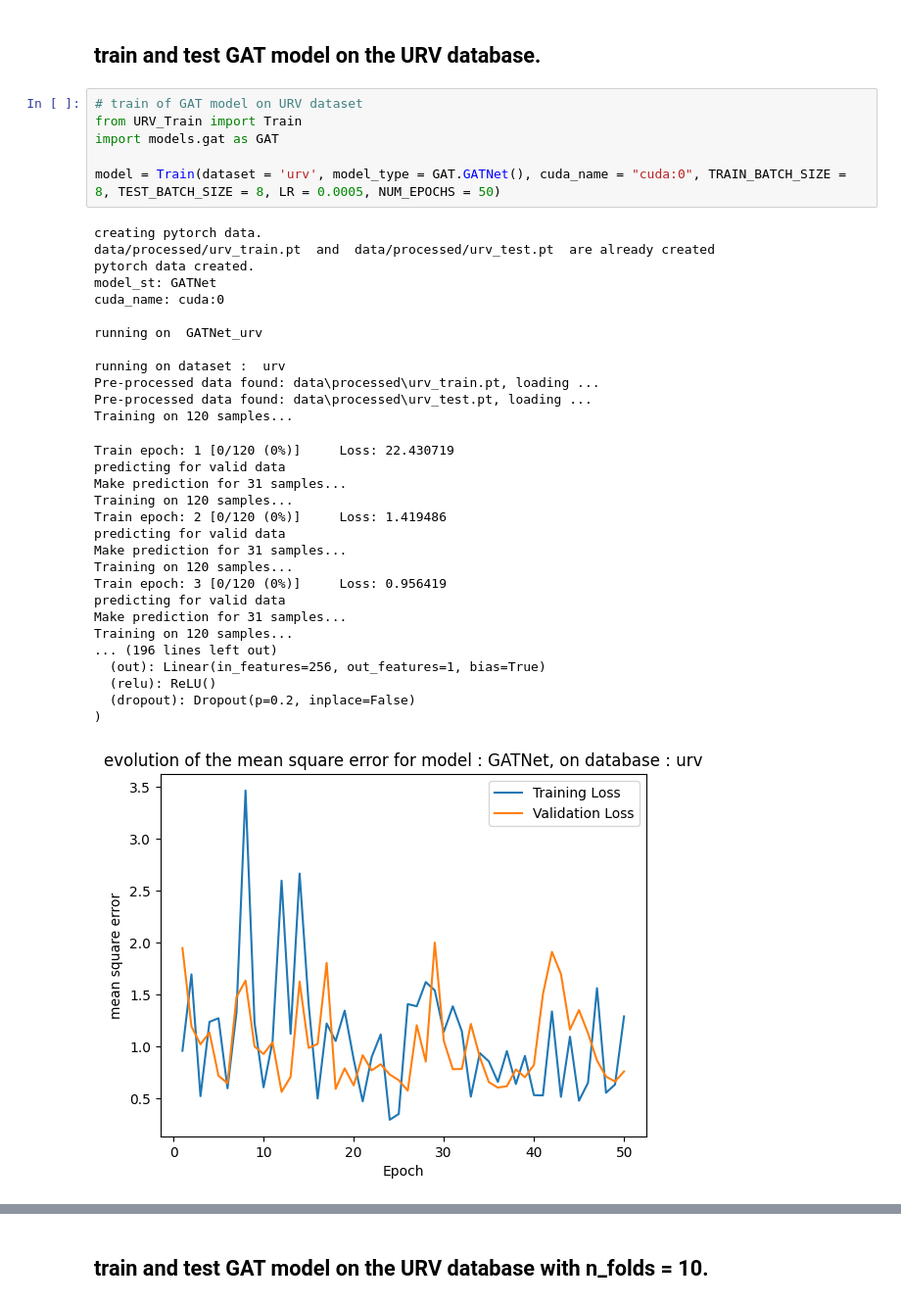
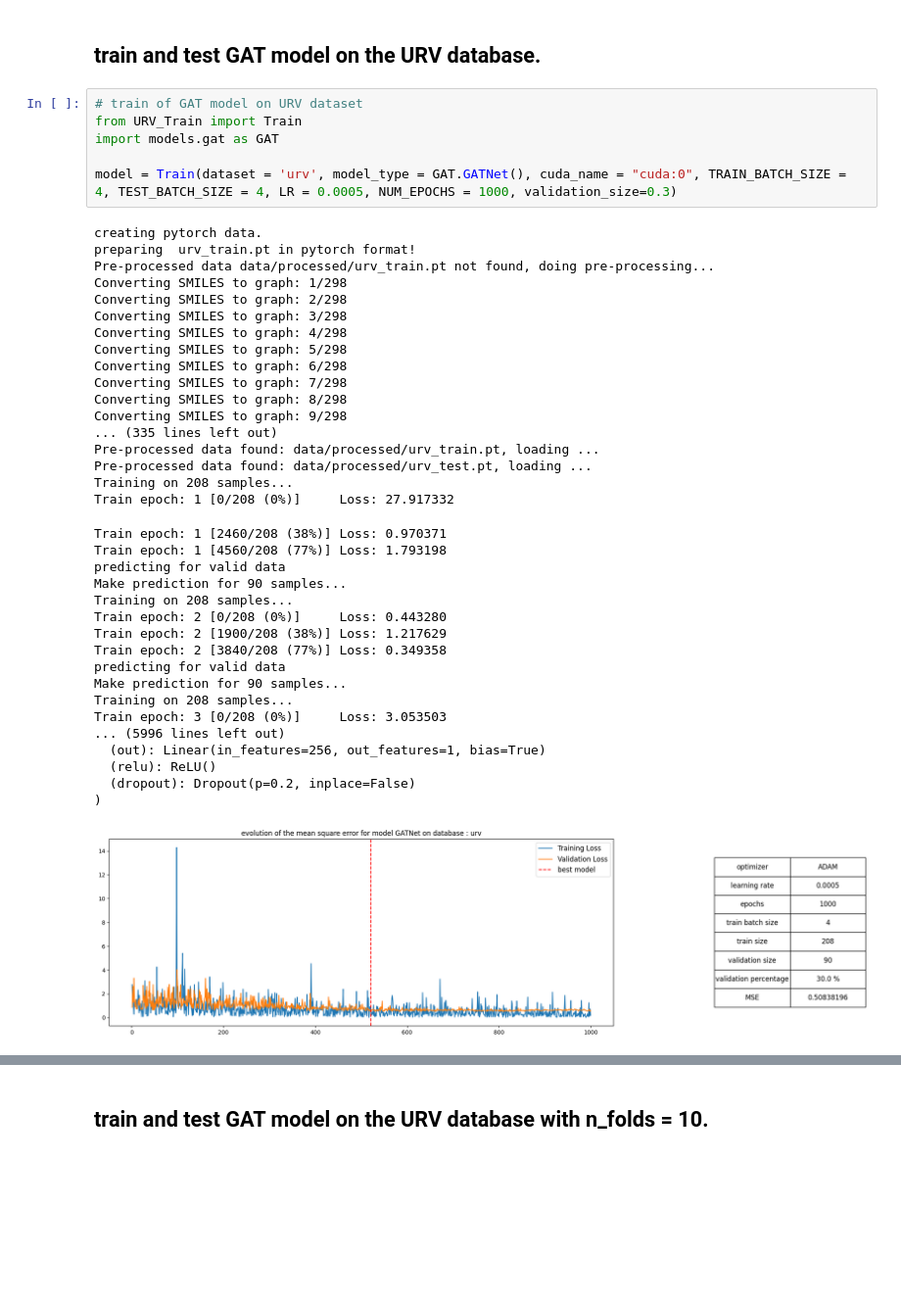
Before and after one commit to YoussefEzz/GraphDTA_forked, a Jupyter notebook: test_GAT_URV.ipynb, the cells around one changed output, grey strips where cells are left out. Shown at 98% size. Cells and saved outputs as stored; diff of their text form; blank space fills up the shorter version.

```diff
--- a/test_GAT_URV.ipynb
+++ b/test_GAT_URV.ipynb
@@ -3,40 +3,45 @@
 # %%
 # train of GAT model on URV dataset
 from URV_Train import Train
 import models.gat as GAT
 
-model = Train(dataset = 'urv', model_type = GAT.GATNet(), cuda_name = "cuda:0", TRAIN_BATCH_SIZE = 8, TEST_BATCH_SIZE = 8, LR = 0.0005, NUM_EPOCHS = 50)
+model = Train(dataset = 'urv', model_type = GAT.GATNet(), cuda_name = "cuda:0", TRAIN_BATCH_SIZE = 4, TEST_BATCH_SIZE = 4, LR = 0.0005, NUM_EPOCHS = 1000, validation_size=0.3)
 # %% [output]
 creating pytorch data.
-data/processed/urv_train.pt  and  data/processed/urv_test.pt  are already created
-pytorch data created.
-model_st: GATNet
-cuda_name: cuda:0
-
-running on  GATNet_urv
-
-running on dataset :  urv
-Pre-processed data found: data\processed\urv_train.pt, loading ...
-Pre-processed data found: data\processed\urv_test.pt, loading ...
-Training on 120 samples...
+preparing  urv_train.pt in pytorch format!
+Pre-processed data data/processed/urv_train.pt not found, doing pre-processing...
+Converting SMILES to graph: 1/298
+Converting SMILES to graph: 2/298
+Converting SMILES to graph: 3/298
+Converting SMILES to graph: 4/298
+Converting SMILES to graph: 5/298
+Converting SMILES to graph: 6/298
+Converting SMILES to graph: 7/298
+Converting SMILES to graph: 8/298
+Converting SMILES to graph: 9/298
+... (335 lines left out)
+Pre-processed data found: data/processed/urv_train.pt, loading ...
+Pre-processed data found: data/processed/urv_test.pt, loading ...
+Training on 208 samples...
+Train epoch: 1 [0/208 (0%)]     Loss: 27.917332
-Train epoch: 1 [0/120 (0%)]     Loss: 22.430719
+Train epoch: 1 [2460/208 (38%)] Loss: 0.970371
+Train epoch: 1 [4560/208 (77%)] Loss: 1.793198
 predicting for valid data
-Make prediction for 31 samples...
-Training on 120 samples...
-Train epoch: 2 [0/120 (0%)]     Loss: 1.419486
+Make prediction for 90 samples...
+Training on 208 samples...
+Train epoch: 2 [0/208 (0%)]     Loss: 0.443280
+Train epoch: 2 [1900/208 (38%)] Loss: 1.217629
+Train epoch: 2 [3840/208 (77%)] Loss: 0.349358
 predicting for valid data
-Make prediction for 31 samples...
-Training on 120 samples...
-Train epoch: 3 [0/120 (0%)]     Loss: 0.956419
-predicting for valid data
-Make prediction for 31 samples...
-Training on 120 samples...
-... (196 lines left out)
+Make prediction for 90 samples...
+Training on 208 samples...
+Train epoch: 3 [0/208 (0%)]     Loss: 3.053503
+... (5996 lines left out)
   (out): Linear(in_features=256, out_features=1, bias=True)
   (relu): ReLU()
   (dropout): Dropout(p=0.2, inplace=False)
 )
-[figure, old version]
+[figure, new version]
 # %%
 # test of GCN model on URV dataset
 from URV_Test import Test
```
Also changed, not shown: parts of 1 cell of this notebook, 9 other files.
